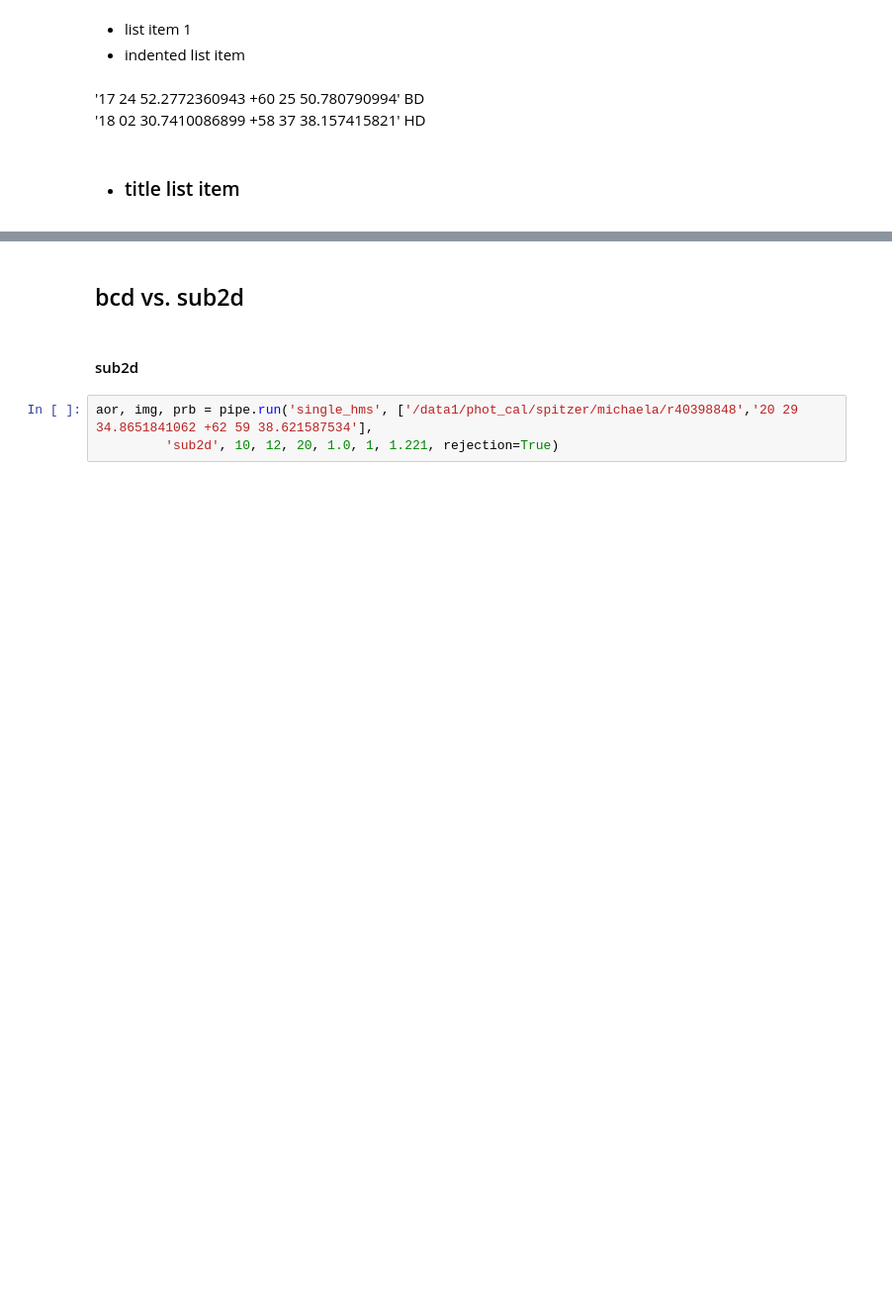
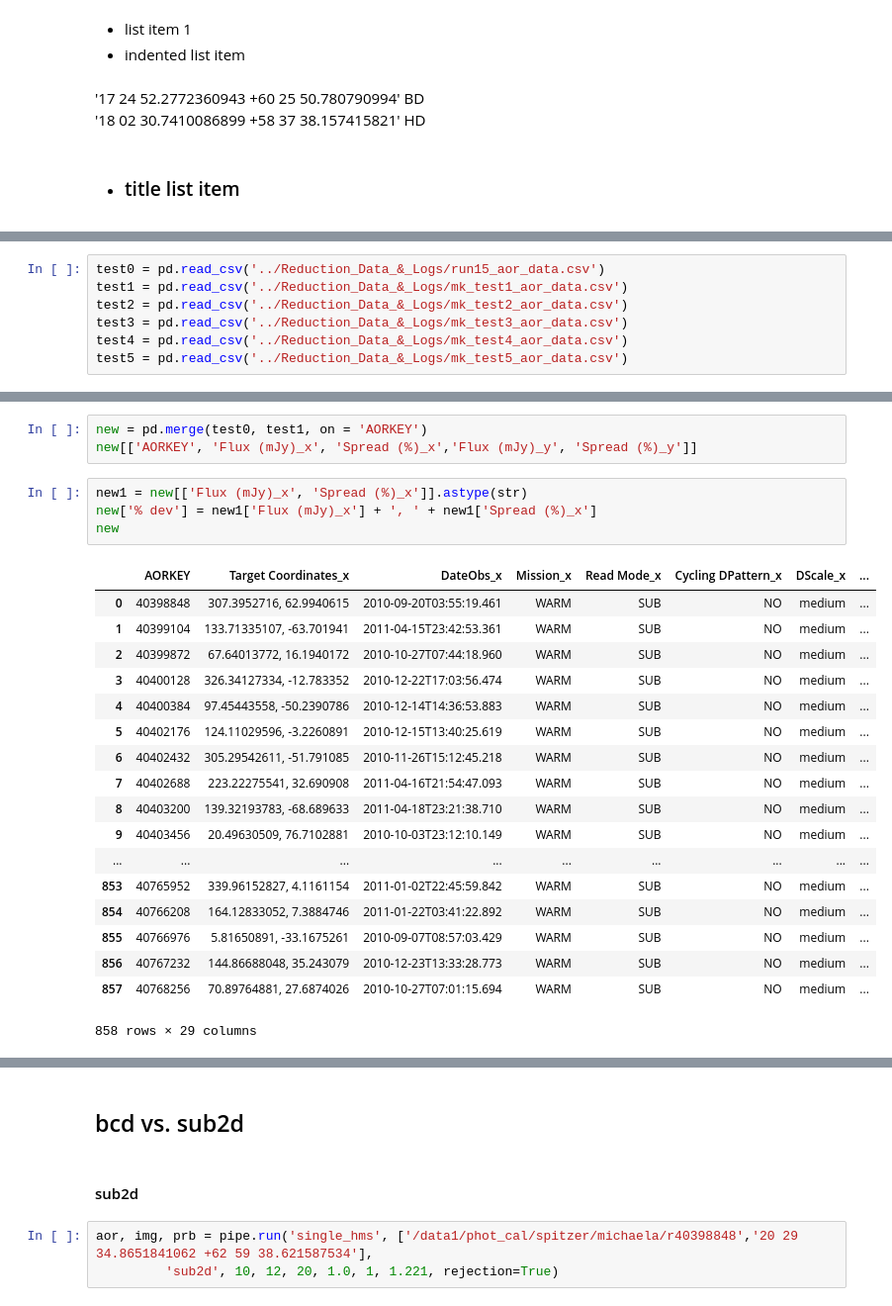
Before and after one commit to eas342/IRAC_photometry, a Jupyter notebook: Experiments/Code Testing.ipynb, the cells around one changed output, grey strips where cells are left out. Shown at 99% size. Drawn from its saved outputs; the diff is of its cells as text; blank space fills up the shorter version.

Commit message:
one more mk test to go

```diff
--- a/Experiments/Code Testing.ipynb
+++ b/Experiments/Code Testing.ipynb
@@ -29,0 +32,7 @@ plt.rcParams['figure.figsize'] = (10,8)
+# %%
+test0 = pd.read_csv('../Reduction_Data_&_Logs/run15_aor_data.csv')
+test1 = pd.read_csv('../Reduction_Data_&_Logs/mk_test1_aor_data.csv')
+test2 = pd.read_csv('../Reduction_Data_&_Logs/mk_test2_aor_data.csv')
+test3 = pd.read_csv('../Reduction_Data_&_Logs/mk_test3_aor_data.csv')
+test4 = pd.read_csv('../Reduction_Data_&_Logs/mk_test4_aor_data.csv')
+test5 = pd.read_csv('../Reduction_Data_&_Logs/mk_test5_aor_data.csv')
@@ -29,0 +48,26 @@ plt.rcParams['figure.figsize'] = (10,8)
+# %%
+new = pd.merge(test0, test1, on = 'AORKEY')
+new[['AORKEY', 'Flux (mJy)_x', 'Spread (%)_x','Flux (mJy)_y', 'Spread (%)_y']]
+# %%
+new1 = new[['Flux (mJy)_x', 'Spread (%)_x']].astype(str)
+new['% dev'] = new1['Flux (mJy)_x'] + ', ' + new1['Spread (%)_x']
+new
+# %% [output]
+|  | AORKEY | Target Coordinates_x | DateObs_x | Mission_x | Read Mode_x | Cycling DPattern_x | DScale_x | ... |
+| 0 | 40398848 | 307.3952716, 62.9940615 | 2010-09-20T03:55:19.461 | WARM | SUB | NO | medium | ... |
+| 1 | 40399104 | 133.71335107, -63.701941 | 2011-04-15T23:42:53.361 | WARM | SUB | NO | medium | ... |
+| 2 | 40399872 | 67.64013772, 16.1940172 | 2010-10-27T07:44:18.960 | WARM | SUB | NO | medium | ... |
+| 3 | 40400128 | 326.34127334, -12.783352 | 2010-12-22T17:03:56.474 | WARM | SUB | NO | medium | ... |
+| 4 | 40400384 | 97.45443558, -50.2390786 | 2010-12-14T14:36:53.883 | WARM | SUB | NO | medium | ... |
+| 5 | 40402176 | 124.11029596, -3.2260891 | 2010-12-15T13:40:25.619 | WARM | SUB | NO | medium | ... |
+| 6 | 40402432 | 305.29542611, -51.791085 | 2010-11-26T15:12:45.218 | WARM | SUB | NO | medium | ... |
+| 7 | 40402688 | 223.22275541, 32.690908 | 2011-04-16T21:54:47.093 | WARM | SUB | NO | medium | ... |
+| 8 | 40403200 | 139.32193783, -68.689633 | 2011-04-18T23:21:38.710 | WARM | SUB | NO | medium | ... |
+| 9 | 40403456 | 20.49630509, 76.7102881 | 2010-10-03T23:12:10.149 | WARM | SUB | NO | medium | ... |
+| ... | ... | ... | ... | ... | ... | ... | ... | ... |
+| 853 | 40765952 | 339.96152827, 4.1161154 | 2011-01-02T22:45:59.842 | WARM | SUB | NO | medium | ... |
+| 854 | 40766208 | 164.12833052, 7.3884746 | 2011-01-22T03:41:22.892 | WARM | SUB | NO | medium | ... |
+| 855 | 40766976 | 5.81650891, -33.1675261 | 2010-09-07T08:57:03.429 | WARM | SUB | NO | medium | ... |
+| 856 | 40767232 | 144.86688048, 35.243079 | 2010-12-23T13:33:28.773 | WARM | SUB | NO | medium | ... |
+| 857 | 40768256 | 70.89764881, 27.6874026 | 2010-10-27T07:01:15.694 | WARM | SUB | NO | medium | ... |
+858 rows × 29 columns
```
Also changed, not shown: parts of 5 cells of this notebook, 11 other files.
